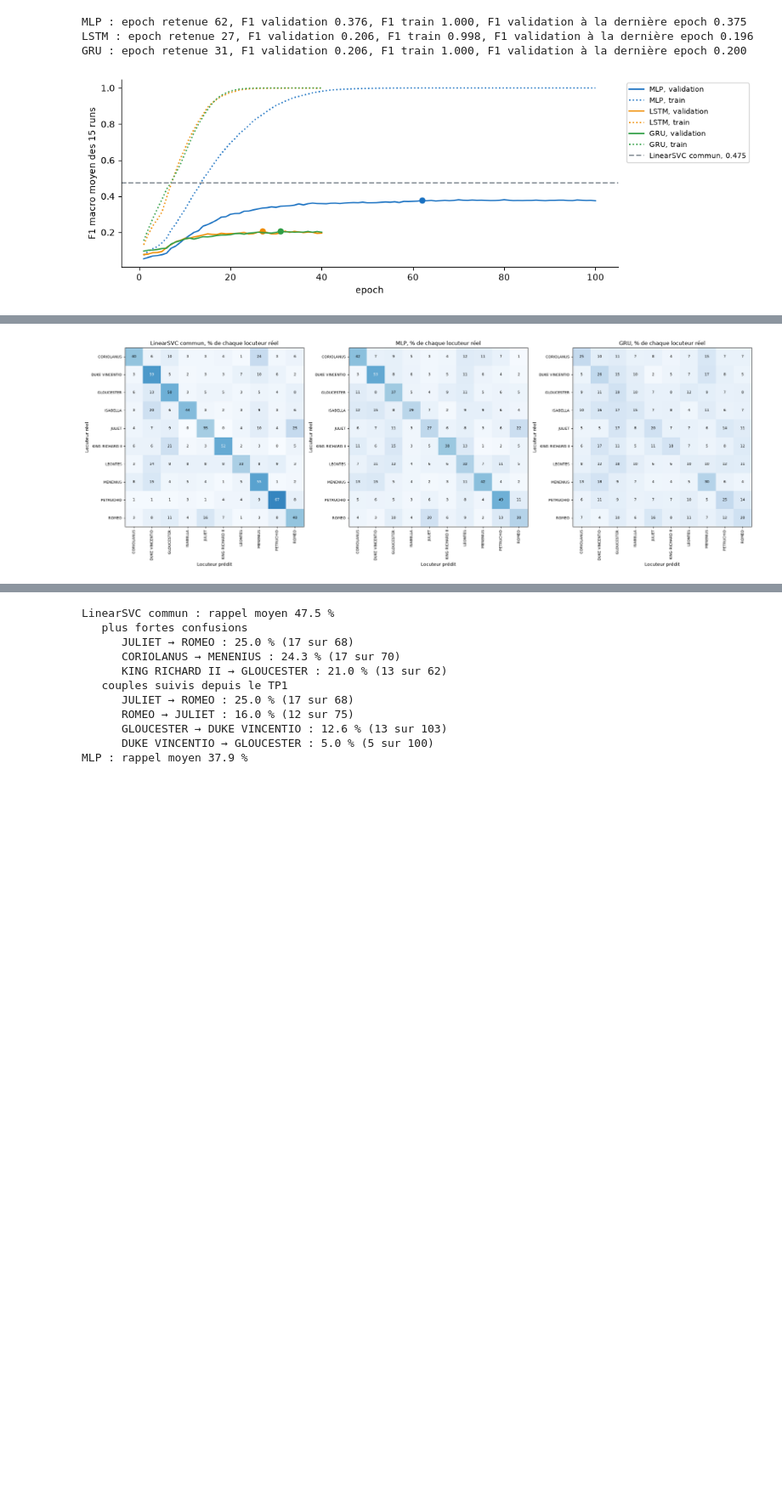
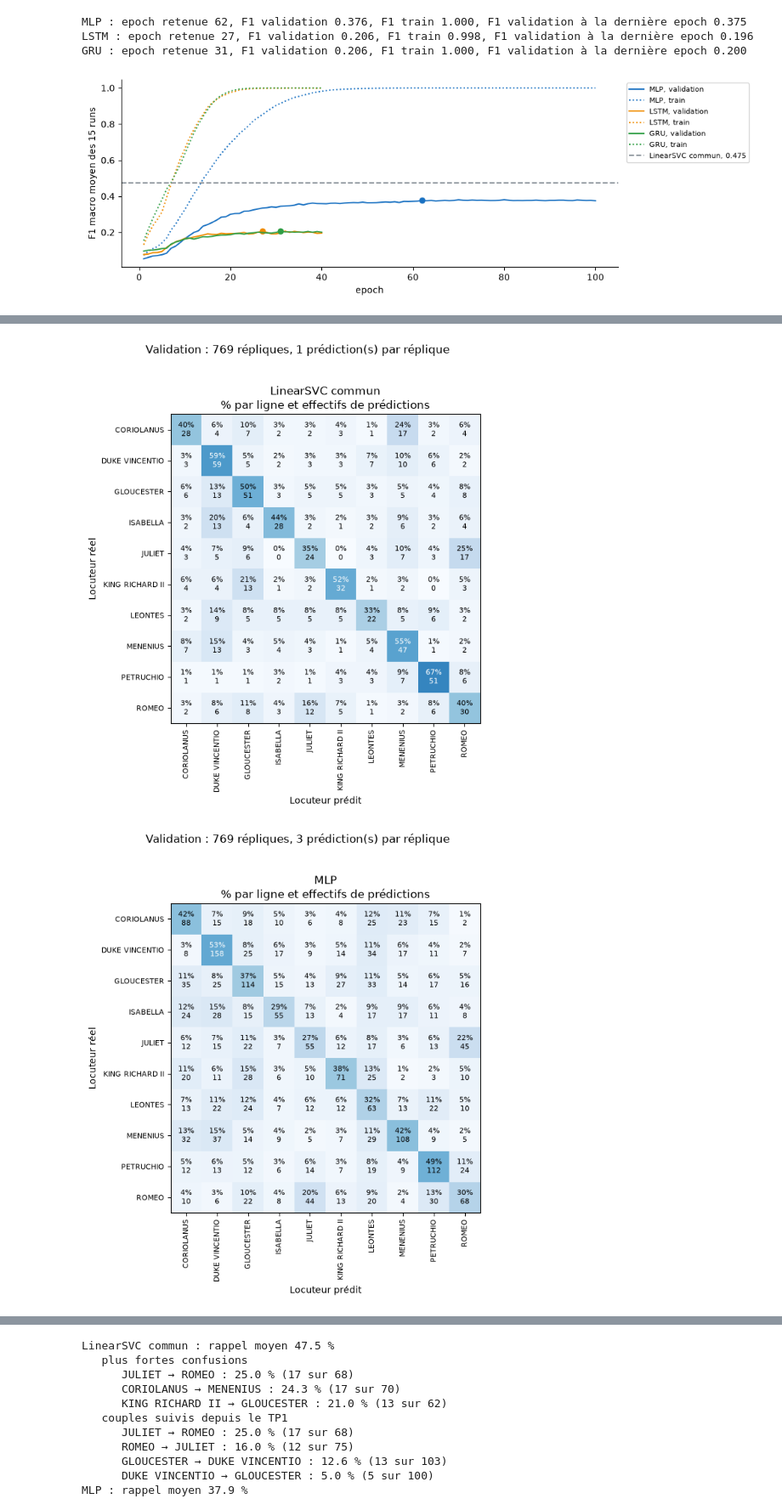
Before and after one commit to mcrayssac/ING3_IAA_GB_NLP, a Jupyter notebook: TP2_NLP_deep_learning.ipynb, the cells around one changed output, grey strips where cells are left out. Shown at 85% size. Cells and saved outputs as stored; diff of their text form; code cells hidden in the pictures; blank space fills up the shorter version.

```diff
--- a/TP2_NLP_deep_learning.ipynb
+++ b/TP2_NLP_deep_learning.ipynb
@@ -984,7 +1059,7 @@ from sklearn.metrics import accuracy_score, f1_score
 
 
 class ClassifieurTokens(nn.Module):
-    """Embeddings partagés, une représentation définie par la sous-classe, dix scores en sortie."""
+    """Même type de couche d’embeddings, représentation propre à chaque sous-classe, dix scores."""
 
     def __init__(self, taille_vocabulaire: int, reglages: dict, dim_representation: int):
         super().__init__()
@@ -1770,7 +1971,7 @@ def decrire_gradient(nom: str) -> str:
     return (f'{nom} : norme maximale {historiques["norme maximale"].max():.1f}, pic de la norme '
             f'moyenne à l’epoch {courbes[("norme moyenne", "mean")].idxmax()}, '
             f'{pourcentage(historiques["part plafonnée"].sum(), len(historiques)):.1f} % '
-            f'des batches plafonnés')
+            f'des batches plafonnés, moyenne entre epochs et runs')
 
 
 def tracer_gradients(noms: list) -> None:
@@ -1784,8 +1985,8 @@ def tracer_gradients(noms: list) -> None:
                      color=COULEURS[nom], label=nom)
     axes[0].axhline(REGLAGES['clip_gradient'], linestyle='--', color='#868e96',
                     label='seuil de plafonnement, 1')
-    axes[0].set(yscale='log', ylabel='norme moyenne avant plafonnement')
-    axes[1].set(ylabel='batches plafonnés (%)')
+    axes[0].set(yscale='log', ylabel='norme avant plafonnement\nmoyenne des batches puis des runs')
+    axes[1].set(ylabel='part moyenne des batches plafonnés (%)')
     for axe in axes:
         axe.set_xlabel('epoch')
         axe.legend(fontsize=8)
@@ -2296,37 +2613,41 @@ Je termine par les matrices de confusion de `LinearSVC commun`, du MLP et du GRU
 # %%
 # Matrices de confusion de LinearSVC commun, du MLP et du GRU, en % de chaque locuteur réel.
 MODELES_MATRICES = ['LinearSVC commun', 'MLP', 'GRU']
 
 
 def matrice_confusion(nom: str, source=jeux_predictions, vrais=y_train) -> pd.DataFrame:
     """Effectifs réel × prédit, sommés sur les seeds d'un réseau."""
     effectifs = sum(confusion_matrix(vrais, jeu, labels=CLASSES) for jeu in source(nom))
     return pd.DataFrame(effectifs, index=CLASSES, columns=CLASSES)
 
 
 def en_pourcentage(matrice: pd.DataFrame) -> pd.DataFrame:
     """Chaque ligne en % des répliques du locuteur réel."""
     return matrice.apply(lambda ligne: pourcentage(ligne, ligne.sum()), axis=1)
 
 
 def tracer_matrice(axe, nom: str, matrice: pd.DataFrame) -> None:
     """Carte d'une matrice en % par ligne, valeurs arrondies écrites dans les cases."""
     lignes = en_pourcentage(matrice)
     axe.imshow(lignes, cmap='Blues', vmin=0, vmax=100)
     for (ligne, colonne), valeur in np.ndenumerate(lignes.to_numpy()):
-        axe.text(colonne, ligne, f'{valeur:.0f}', ha='center', va='center', fontsize=8,
+        axe.text(colonne, ligne, f'{valeur:.0f}%\n{matrice.iloc[ligne, colonne]}', ha='center',
+                 va='center', fontsize=8,
                  color='white' if valeur > 50 else 'black')
     axe.set_xticks(range(len(CLASSES)), CLASSES, rotation=90, fontsize=8)
     axe.set_yticks(range(len(CLASSES)), CLASSES, fontsize=8)
-    axe.set(title=f'{nom}, % de chaque locuteur réel', xlabel='Locuteur prédit',
+    axe.set(title=f'{nom}\n% par ligne et effectifs de prédictions', xlabel='Locuteur prédit',
             ylabel='Locuteur réel')
 
 
 matrices = {nom: matrice_confusion(nom) for nom in MODELES_MATRICES}
-fig, axes = plt.subplots(1, 3, figsize=(21, 7))
-for axe, (nom, matrice) in zip(axes, matrices.items()):
+for nom, matrice in matrices.items():
+    fig, axe = plt.subplots(figsize=(8, 7))
     tracer_matrice(axe, nom, matrice)
-plt.tight_layout()
-plt.show()
+    repetitions = len(jeux_predictions(nom))
+    fig.suptitle(f'Validation : 769 répliques, {repetitions} prédiction(s) par réplique', y=1.02)
+    plt.tight_layout()
+    plt.show()
 # %% [output]
-[figure, old version]
+[figure, new version]
+[figure, added]
```
Also changed, not shown: parts of 189 cells of this notebook, 4 other files.
